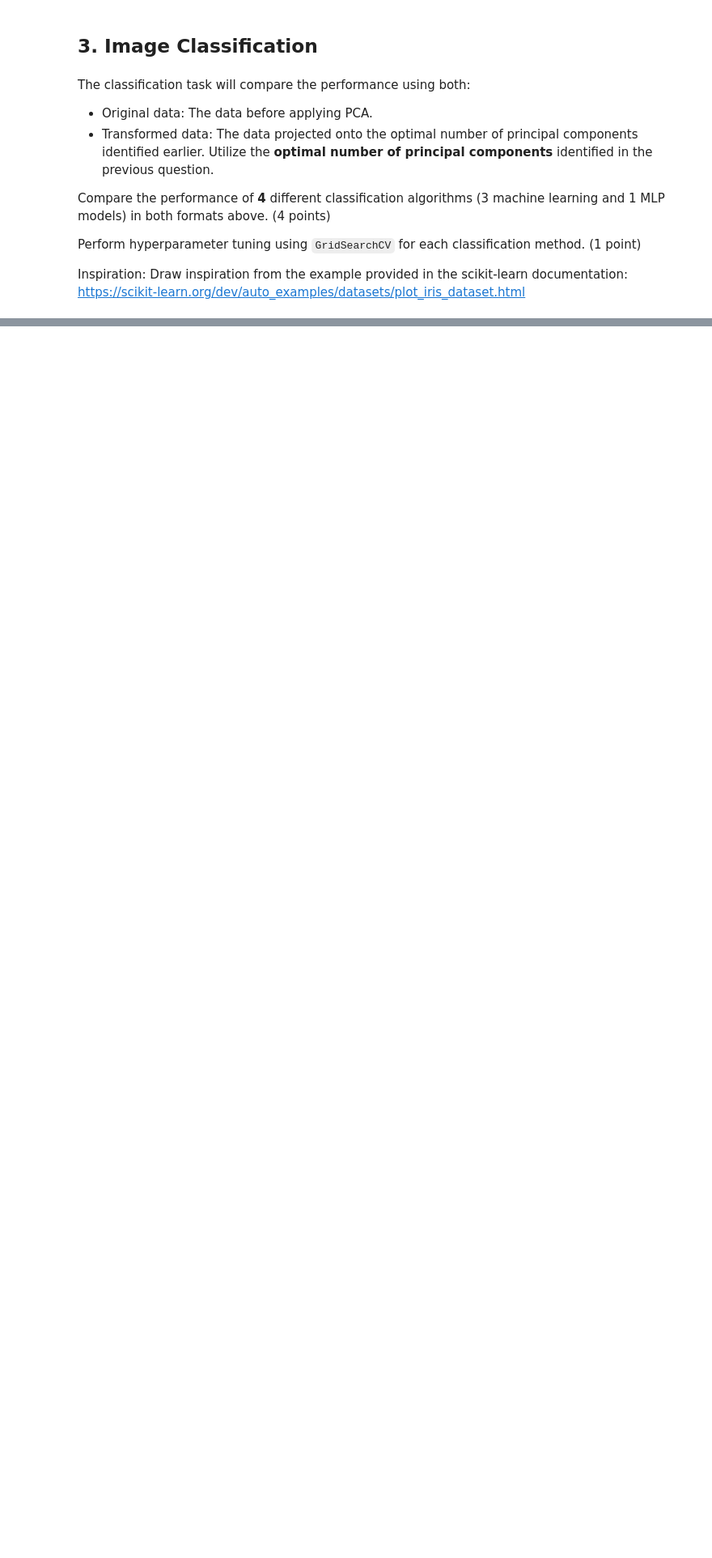
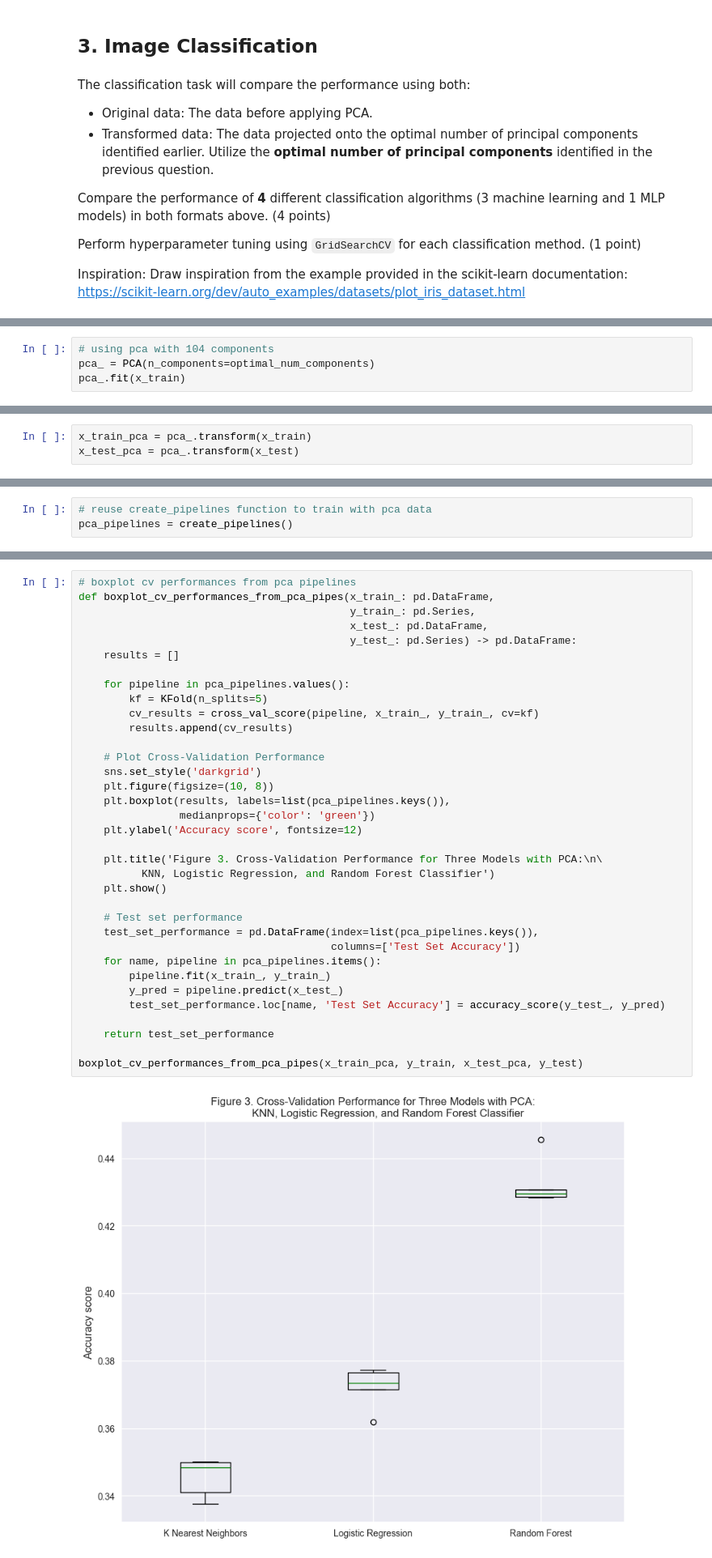
Before and after one commit to ngntrgduc/Fundamental-ML, a Jupyter notebook: notebooks/EDA.ipynb, the cells around one changed output, grey strips where cells are left out. Shown at 81% size. Saved outputs shown, nothing was run; the diff lists cells and outputs as text; blank space fills up the shorter version.

```diff
--- a/notebooks/EDA.ipynb
+++ b/notebooks/EDA.ipynb
@@ -160,0 +531,4 @@ Inspiration: Draw inspiration from the example provided in the scikit-learn docu
+# %%
+# using pca with 104 components
+pca_ = PCA(n_components=optimal_num_components)
+pca_.fit(x_train)
@@ -160,0 +537,3 @@ Inspiration: Draw inspiration from the example provided in the scikit-learn docu
+# %%
+x_train_pca = pca_.transform(x_train)
+x_test_pca = pca_.transform(x_test)
@@ -160,0 +542,3 @@ Inspiration: Draw inspiration from the example provided in the scikit-learn docu
+# %%
+# reuse create_pipelines function to train with pca data
+pca_pipelines = create_pipelines()
@@ -160,0 +671,37 @@ Inspiration: Draw inspiration from the example provided in the scikit-learn docu
+# %%
+# boxplot cv performances from pca pipelines
+def boxplot_cv_performances_from_pca_pipes(x_train_: pd.DataFrame,
+                                           y_train_: pd.Series,
+                                           x_test_: pd.DataFrame,
+                                           y_test_: pd.Series) -> pd.DataFrame:
+    results = []
+
+    for pipeline in pca_pipelines.values():
+        kf = KFold(n_splits=5)
+        cv_results = cross_val_score(pipeline, x_train_, y_train_, cv=kf)
+        results.append(cv_results)
+
+    # Plot Cross-Validation Performance
+    sns.set_style('darkgrid')
+    plt.figure(figsize=(10, 8))
+    plt.boxplot(results, labels=list(pca_pipelines.keys()),
+                medianprops={'color': 'green'})
+    plt.ylabel('Accuracy score', fontsize=12)
+
+    plt.title('Figure 3. Cross-Validation Performance for Three Models with PCA:\n\
+          KNN, Logistic Regression, and Random Forest Classifier')
+    plt.show()
+
+    # Test set performance
+    test_set_performance = pd.DataFrame(index=list(pca_pipelines.keys()),
+                                        columns=['Test Set Accuracy'])
+    for name, pipeline in pca_pipelines.items():
+        pipeline.fit(x_train_, y_train_)
+        y_pred = pipeline.predict(x_test_)
+        test_set_performance.loc[name, 'Test Set Accuracy'] = accuracy_score(y_test_, y_pred)
+
+    return test_set_performance
+
+boxplot_cv_performances_from_pca_pipes(x_train_pca, y_train, x_test_pca, y_test)
+# %% [output]
+[figure, added]
```
Also changed, not shown: parts of 52 cells of this notebook.
